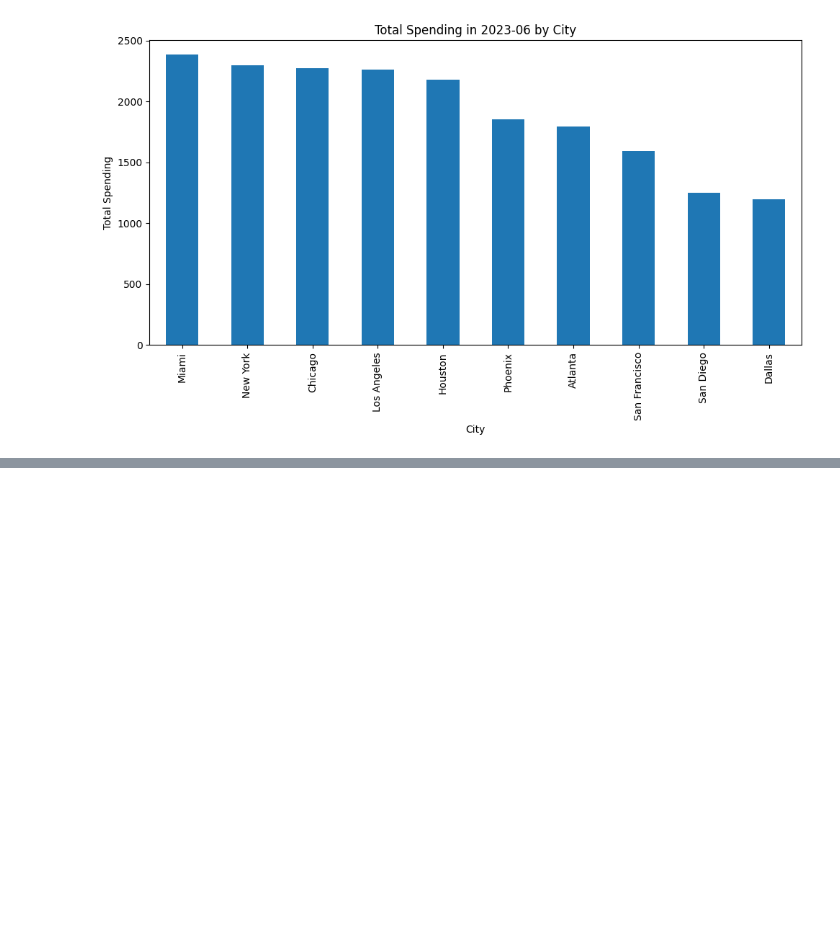
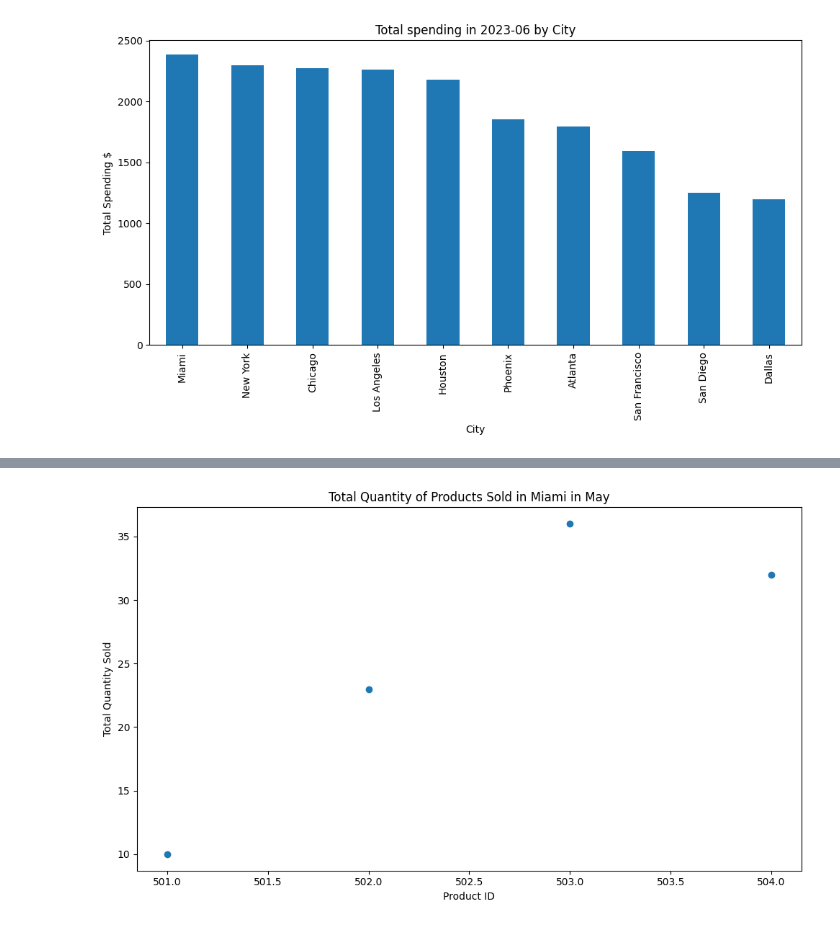
Before and after one commit to KyleJamesD/Basic_Data_Analysis, a Jupyter notebook: data_analysis_practice.ipynb, the cells around one changed output, grey strips where cells are left out. Saved outputs shown, nothing was run; the diff lists cells and outputs as text; code cells hidden in the pictures; blank space fills up the shorter version.

```diff
--- a/data_analysis_practice.ipynb
+++ b/data_analysis_practice.ipynb
@@ -263,0 +267,32 @@ plt.show()
+# %%
+import pandas as pd
+import matplotlib.pyplot as plt
+
+# Ensure 'OrderDate' is in datetime format
+data['OrderDate'] = pd.to_datetime(data['OrderDate'])
+
+# Filter data for products sold in Miami during May (any year)
+may_data_miami = data[(data['City'] == 'Miami') & (data['OrderDate'].dt.month == 5)].copy()
+
+# Sum the quantities sold per product in May in Miami
+total_quantity_per_product = may_data_miami.groupby('ProductID')['Quantity'].sum()
+
+# Create a scatter plot
+plt.figure(figsize=(10, 6))
+
+# Plotting the total quantity
+plt.scatter(total_quantity_per_product.index, total_quantity_per_product.values)
+
+# Title for the scatter plot
+plt.title('Total Quantity of Products Sold in Miami in May')
+
+# Set labels for X and Y axis
+plt.xlabel('Product ID')
+plt.ylabel('Total Quantity Sold')
+
+# Adjust layout to ensure everything fits well
+plt.tight_layout()
+
+plt.show()
+# %% [output]
+[figure, added]
```
Also changed, not shown: parts of 5 cells of this notebook.
